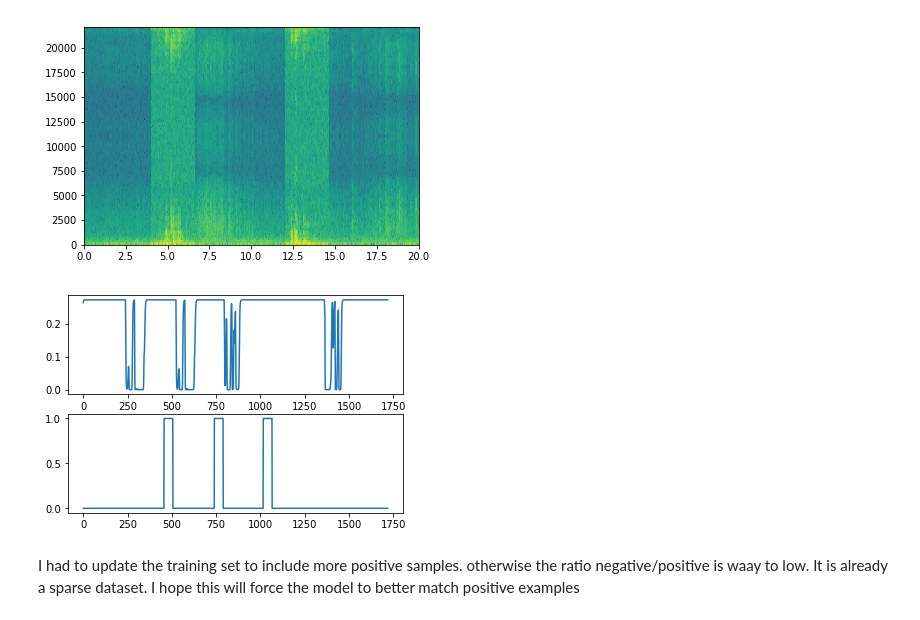
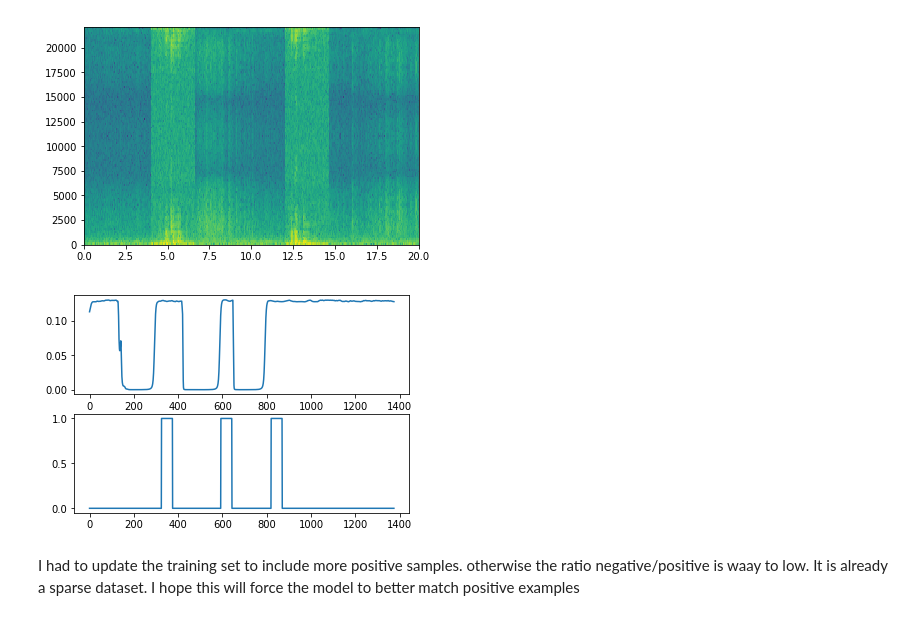
Before and after one commit to stigbosmans/triggerword_detection, a Jupyter notebook: triggerword.ipynb, the cells around one changed output. Saved outputs shown, nothing was run; the diff lists cells and outputs as text; code cells hidden in the pictures.

Commit message:
added training model

```diff
--- a/triggerword.ipynb
+++ b/triggerword.ipynb
@@ -235,7 +247,7 @@ def model(input_shape):
     X = Dropout(.8)(X)
     X = TimeDistributed(Dense(1, activation = "sigmoid"))(X)
     return Model(inputs = X_input, outputs = X)
-model = model(input_shape = (6889, 129))
+model = model(input_shape = (5511, 101))
 # %%
 model.summary()
 # %% [output]
@@ -257,7 +269,7 @@ Trainable params: 603,977
 Non-trainable params: 904
 _________________________________________________________________
 # %%
-opt = Adam(lr=0.001, beta_1=0.9, beta_2=0.999, decay=0.01)
+opt = Adam(lr=0.0001, beta_1=0.9, beta_2=0.999, decay=0.01)
 model.compile(loss='binary_crossentropy', optimizer=opt, metrics=["accuracy"])
 # %%
 def load_subset(startp, stopp):
@@ -268,7 +280,7 @@ def load_subset(startp, stopp):
         Y.append(np.load("%s\\y%d.npy" % (TRAINING_DIR, i)))
     X = np.array(X)
     Y = np.array(Y)
-    Y = Y.reshape(((stopp-startp), 1719, 1))
+    Y = Y.reshape(((stopp-startp), 1375, 1))
     return X, Y
 # %%
 X, Y = load_subset(0, 500)
@@ -286,11 +297,11 @@ from keras.callbacks import ModelCheckpoint
 import h5py
 
 filepath="data/weights.best.hdf5"
-model.load_weights(filepath)
+#model.load_weights(filepath)
 checkpoint = ModelCheckpoint(filepath, verbose=1, save_best_only=False)
 callbacks_list = [checkpoint]
 
 #X, Y = load_subset(i*500, (i*500)+500)
-model.fit(X, Y, batch_size = 32, epochs=100, callbacks=callbacks_list)
+model.fit(X, Y, batch_size = 32, epochs=20000, callbacks=callbacks_list)
 #model.fit(X, Y, batch_size = 32, epochs=100)
 # %% [output]
@@ -312,18 +339,19 @@ print(np.shape(inp))
 [figure]
 # %%
 def plot_item():
-    itemid=25
+    itemid=7
     x = X[itemid]
     y = Y[itemid]
     x = np.expand_dims(x, axis=0)
     prediction = model.predict(x)
     plt.subplot(211)
     plt.plot(prediction[0,:,0])
     plt.subplot(212)
     plt.plot(y)
+    plt.show()
 plot_item()
 # %% [output]
-[figure, old version]
+[figure, new version]
 # %% [markdown]
 I had to update the training set to include more positive samples. otherwise the ratio negative/positive is waay to low. It is already a sparse dataset.
 I hope this will force the model to better match positive examples
```
Also changed, not shown: parts of 11 cells of this notebook, 2 other files.
